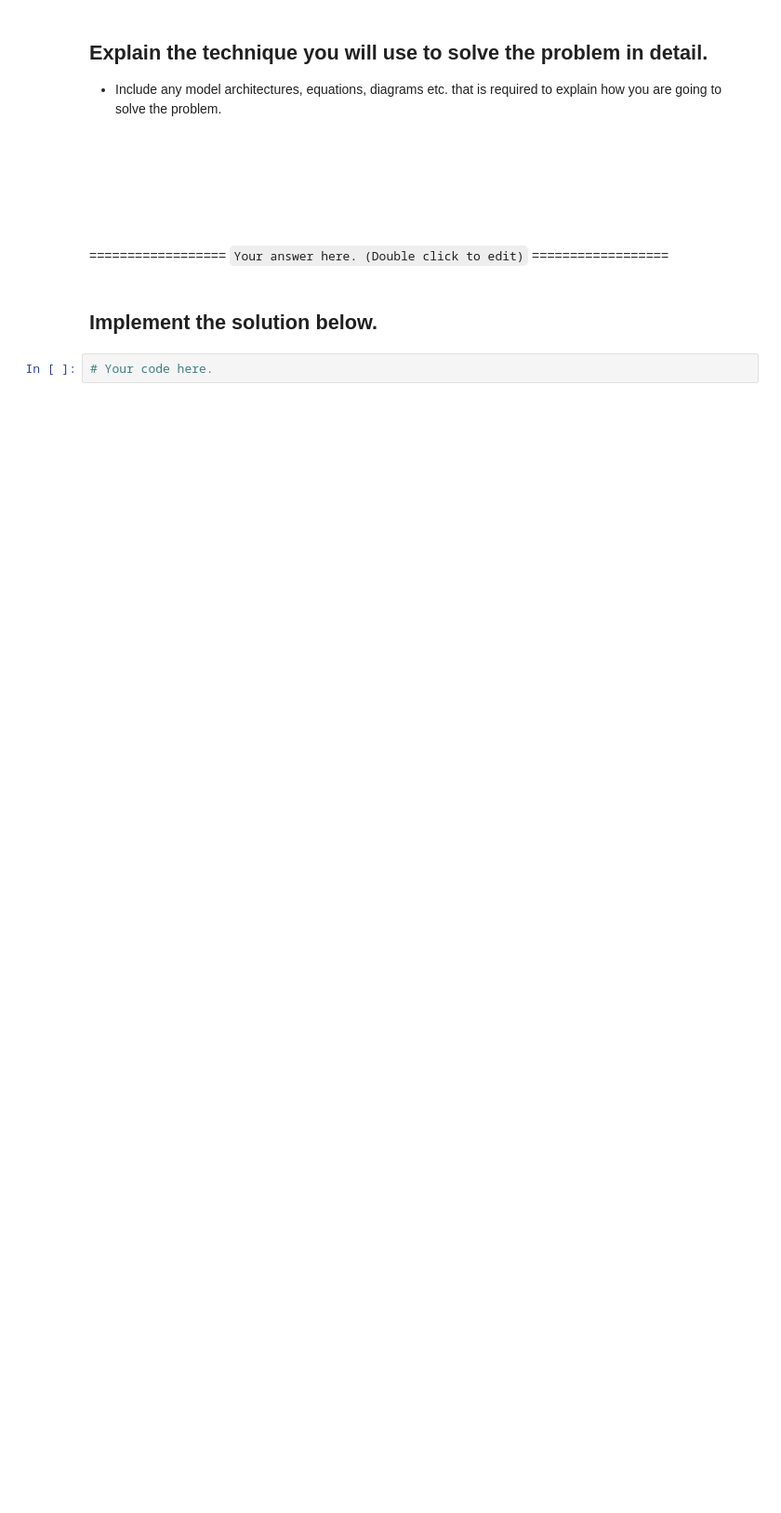
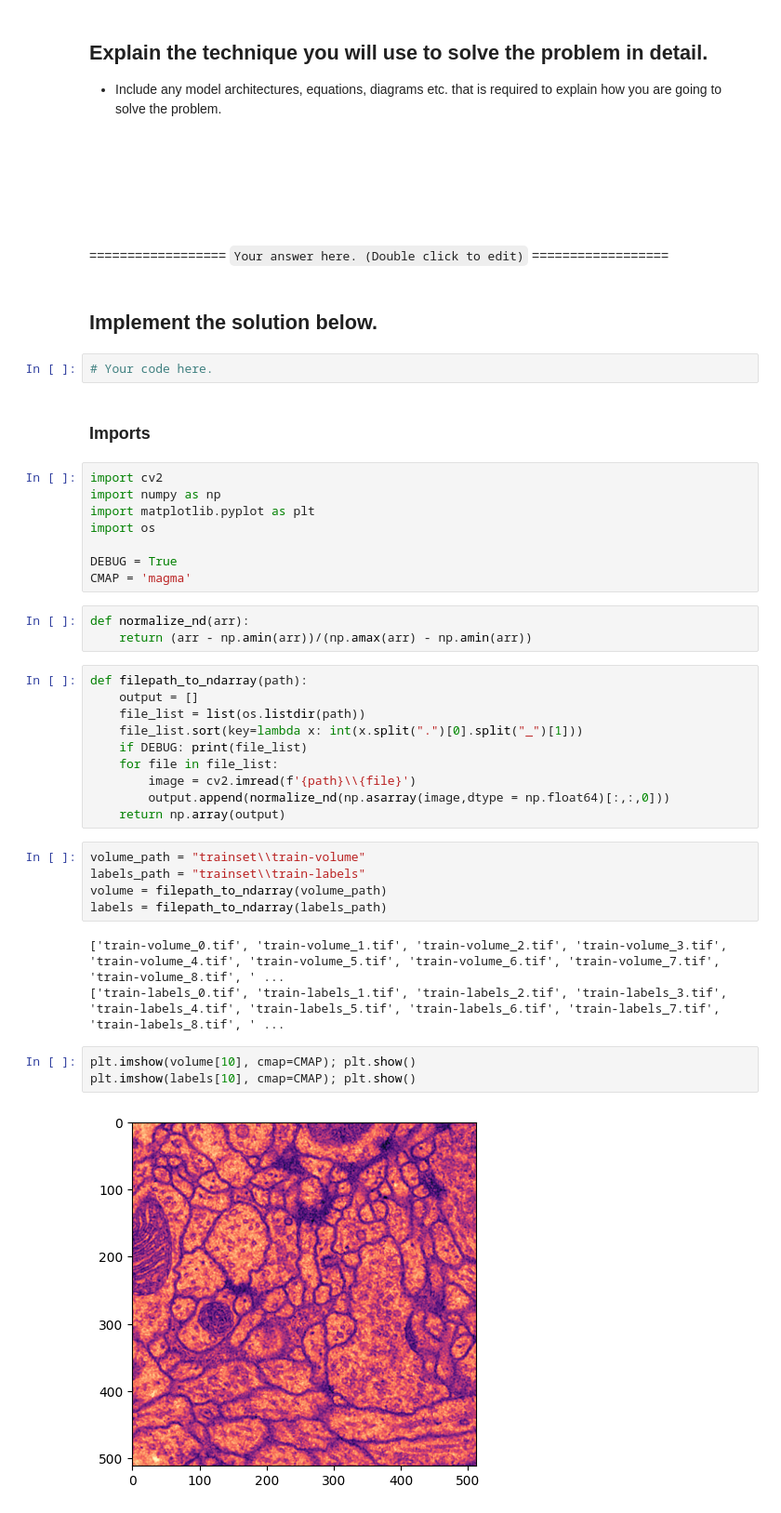
Before and after one commit to Rounak-Paul/predict-cell-bounds, a Jupyter notebook: AI_Challenge.ipynb, the cells around one changed output. Shown: that part at 93% size. Cells and saved outputs as stored; diff of their text form; blank space fills up the shorter version.

```diff
--- a/AI_Challenge.ipynb
+++ b/AI_Challenge.ipynb
@@ -66,3 +66,39 @@ Share the submission Jupyter/Colab notebook with the relevant explanation. code
 ## Implement the solution below.
 # %%
 # Your code here.
+# %% [markdown]
+### Imports
+# %%
+import cv2
+import numpy as np
+import matplotlib.pyplot as plt
+import os
+
+DEBUG = True
+CMAP = 'magma'
+# %%
+def normalize_nd(arr):
+    return (arr - np.amin(arr))/(np.amax(arr) - np.amin(arr))
+# %%
+def filepath_to_ndarray(path):
+    output = []
+    file_list = list(os.listdir(path))
+    file_list.sort(key=lambda x: int(x.split(".")[0].split("_")[1]))
+    if DEBUG: print(file_list)
+    for file in file_list:
+        image = cv2.imread(f'{path}\\{file}')
+        output.append(normalize_nd(np.asarray(image,dtype = np.float64)[:,:,0]))
+    return np.array(output)
+# %%
+volume_path = "trainset\\train-volume"
+labels_path = "trainset\\train-labels"
+volume = filepath_to_ndarray(volume_path)
+labels = filepath_to_ndarray(labels_path)
+# %% [output]
+['train-volume_0.tif', 'train-volume_1.tif', 'train-volume_2.tif', 'train-volume_3.tif', 'train-volume_4.tif', 'train-volume_5.tif', 'train-volume_6.tif', 'train-volume_7.tif', 'train-volume_8.tif', ' ...
+['train-labels_0.tif', 'train-labels_1.tif', 'train-labels_2.tif', 'train-labels_3.tif', 'train-labels_4.tif', 'train-labels_5.tif', 'train-labels_6.tif', 'train-labels_7.tif', 'train-labels_8.tif', ' ...
+# %%
+plt.imshow(volume[10], cmap=CMAP); plt.show()
+plt.imshow(labels[10], cmap=CMAP); plt.show()
+# %% [output]
+[figure, added]
```
Also changed, not shown: parts of 1 cell of this notebook.
